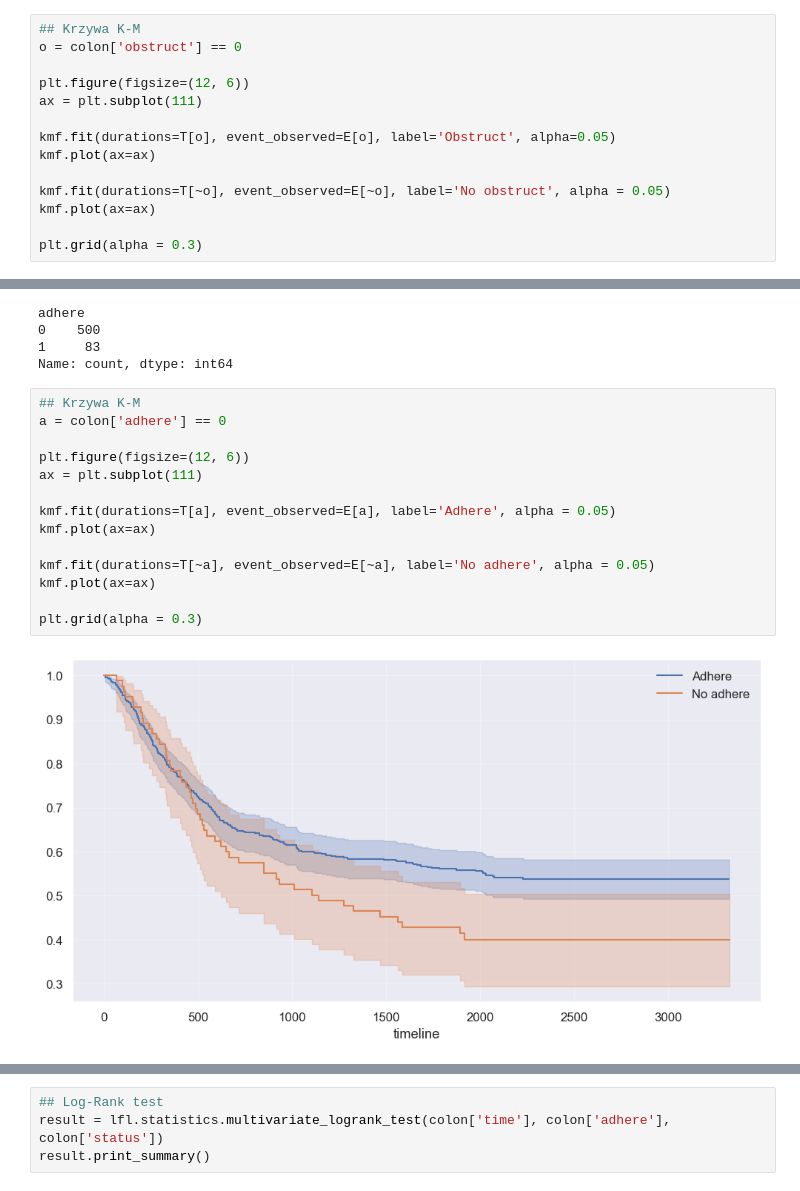
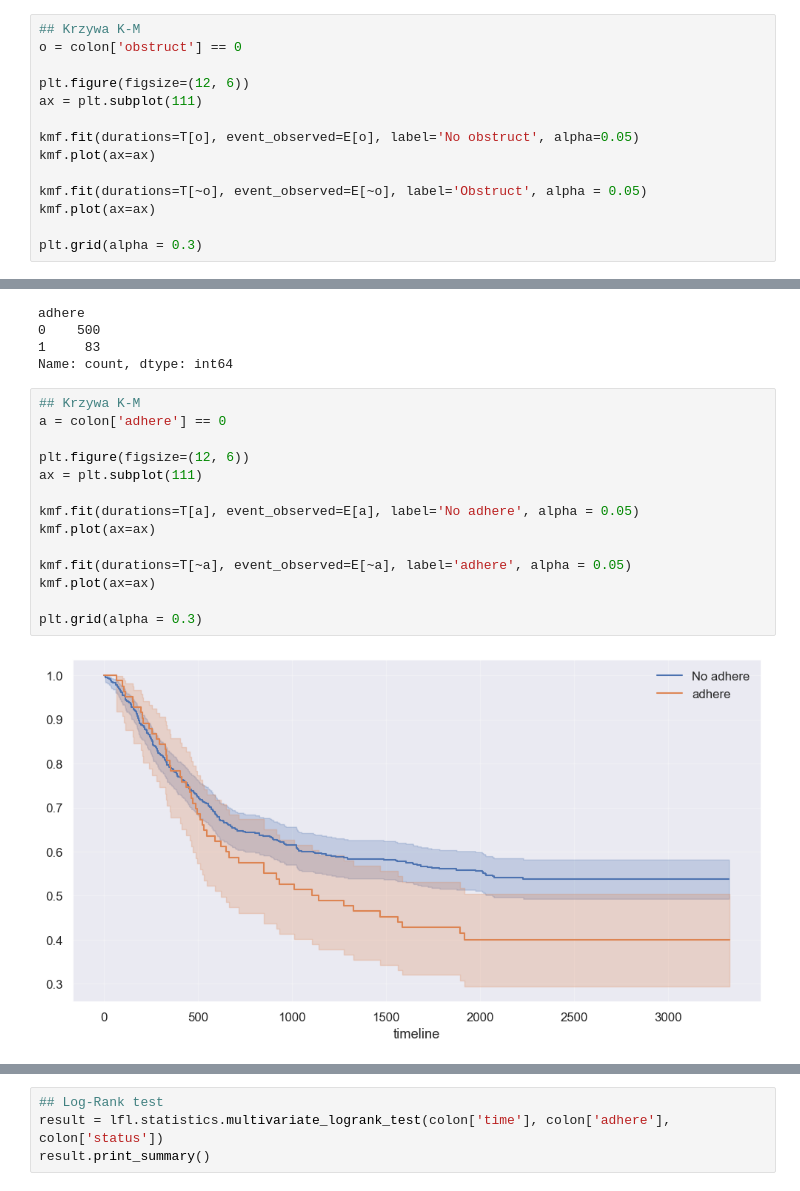
Before and after one commit to pjagiello01/ACT, a Jupyter notebook: notebooks/analiza_calosc.ipynb, the cells around one changed output, grey strips where cells are left out. Drawn from its saved outputs; the diff is of its cells as text.

```diff
--- a/notebooks/analiza_calosc.ipynb
+++ b/notebooks/analiza_calosc.ipynb
@@ -350,10 +362,10 @@ o = colon['obstruct'] == 0
 plt.figure(figsize=(12, 6))
 ax = plt.subplot(111)
 
-kmf.fit(durations=T[o], event_observed=E[o], label='Obstruct', alpha=0.05)
+kmf.fit(durations=T[o], event_observed=E[o], label='No obstruct', alpha=0.05)
 kmf.plot(ax=ax)
 
-kmf.fit(durations=T[~o], event_observed=E[~o], label='No obstruct', alpha = 0.05)
+kmf.fit(durations=T[~o], event_observed=E[~o], label='Obstruct', alpha = 0.05)
 kmf.plot(ax=ax)
 
 plt.grid(alpha = 0.3)
@@ -397,19 +411,19 @@ Name: count, dtype: int64
 # %%
 ## Krzywa K-M
 a = colon['adhere'] == 0
 
 plt.figure(figsize=(12, 6))
 ax = plt.subplot(111)
 
-kmf.fit(durations=T[a], event_observed=E[a], label='Adhere', alpha = 0.05)
+kmf.fit(durations=T[a], event_observed=E[a], label='No adhere', alpha = 0.05)
 kmf.plot(ax=ax)
 
-kmf.fit(durations=T[~a], event_observed=E[~a], label='No adhere', alpha = 0.05)
+kmf.fit(durations=T[~a], event_observed=E[~a], label='adhere', alpha = 0.05)
 kmf.plot(ax=ax)
 
 plt.grid(alpha = 0.3)
 # %% [output]
-[figure, old version]
+[figure, new version]
 # %%
 ## Funkcja hazardu
 
```
Also changed, not shown: parts of 25 cells of this notebook, 3 other files.
